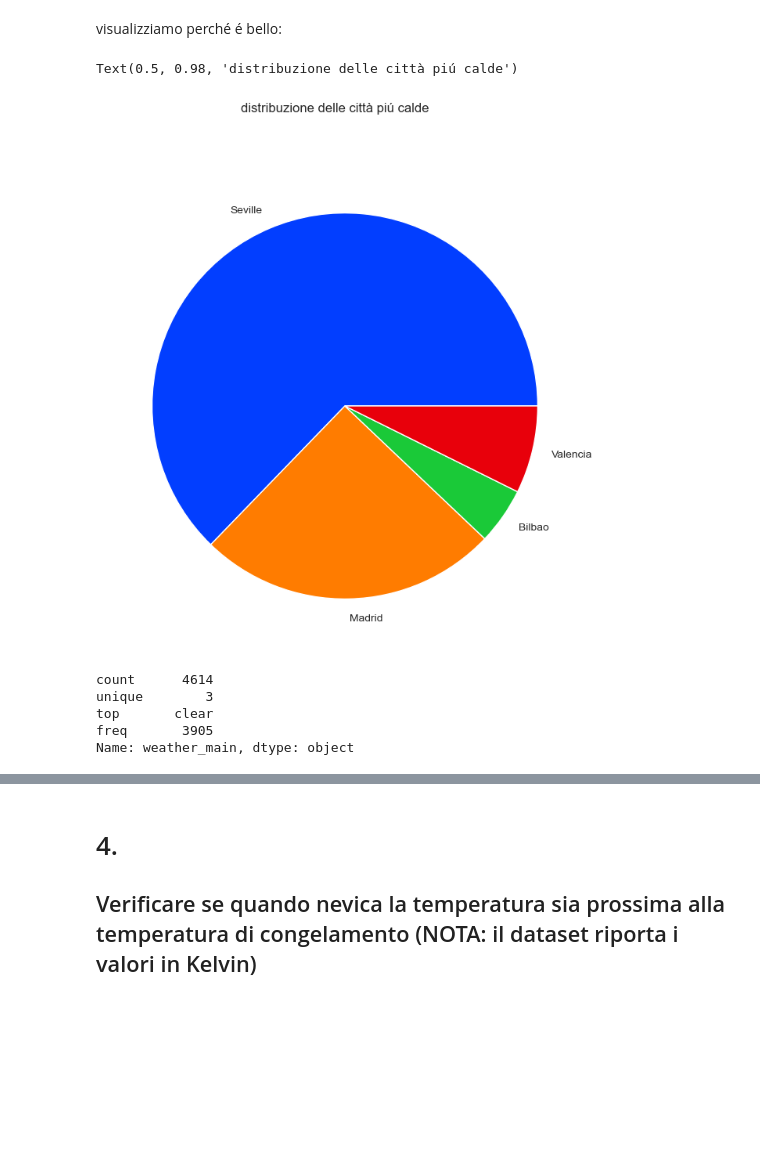
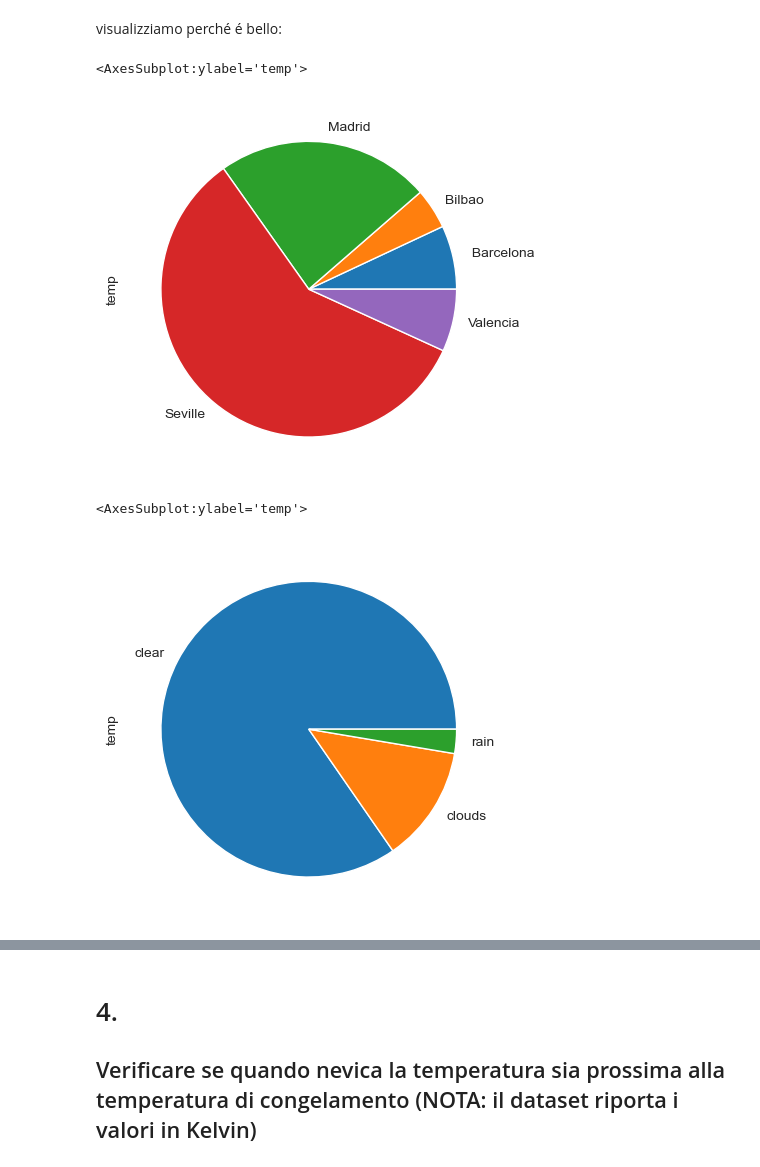
Before and after one commit to Rdm-Nico/BDTA, a Jupyter notebook: Esercitazioni/Esami/28_01_2020.ipynb, the cells around one changed output, grey strips where cells are left out. Saved outputs shown, nothing was run; the diff lists cells and outputs as text; code cells hidden in the pictures; blank space fills up the shorter version.

```diff
--- a/Esercitazioni/Esami/28_01_2020.ipynb
+++ b/Esercitazioni/Esami/28_01_2020.ipynb
@@ -169,28 +188,27 @@ len(city[0])
 # %% [markdown]
 visualizziamo perché é bello:
+# %%
+df_temp_max.groupby("city_name")["temp"].count().plot.pie()
+# %% [output]
+<AxesSubplot:ylabel='temp'>
+[figure, added]
 # %%
-df_city = pd.DataFrame(columns=["city","count"])
-df_city = df_city.append({'city':'Seville','count':len(city[0])},ignore_index=True)
-df_city = df_city.append({'city':'Madrid','count':1850},ignore_index=True)
-df_city = df_city.append({'city':'Bilbao','count':349},ignore_index=True)
-df_city = df_city.append({'city':'Valencia','count':539},ignore_index=True)
+#df_city = pd.DataFrame(columns=["city","count"])
+#df_city = df_city.append({'city':'Seville','count':len(city[0])},ignore_index=True)
+#df_city = df_city.append({'city':'Madrid','count':1850},ignore_index=True)
+#df_city = df_city.append({'city':'Bilbao','count':349},ignore_index=True)
+#df_city = df_city.append({'city':'Valencia','count':539},ignore_index=True)
 
-fig,ax1= plt.subplots(ncols=1, figsize=(10, 8))
+#fig,ax1= plt.subplots(ncols=1, figsize=(10, 8))
 
-colors = sns.color_palette('bright')[0:4]
-ax1.pie(df_city["count"],labels=df_city["city"],colors=colors)
-fig.suptitle("distribuzione delle città piú calde")
+#colors = sns.color_palette('bright')[0:4]
+#ax1.pie(df_city["count"],labels=df_city["city"],colors=colors)
+#fig.suptitle("distribuzione delle città piú calde")
-# %% [output]
-Text(0.5, 0.98, 'distribuzione delle città piú calde')
-[figure, removed]
 # %%
 seville = df_temp_max.loc[df_temp_max["city_name"] == "Seville"]
-seville["weather_main"].describe()
+seville.groupby("weather_main")["temp"].count().plot.pie()
 # %% [output]
-count      4614
-unique        3
-top       clear
-freq       3905
-Name: weather_main, dtype: object
+<AxesSubplot:ylabel='temp'>
+[figure, added]
 # %%
 madrid = df_temp_max.loc[df_temp_max["city_name"] == "Madrid"]
```
Also changed, not shown: parts of 34 cells of this notebook.
